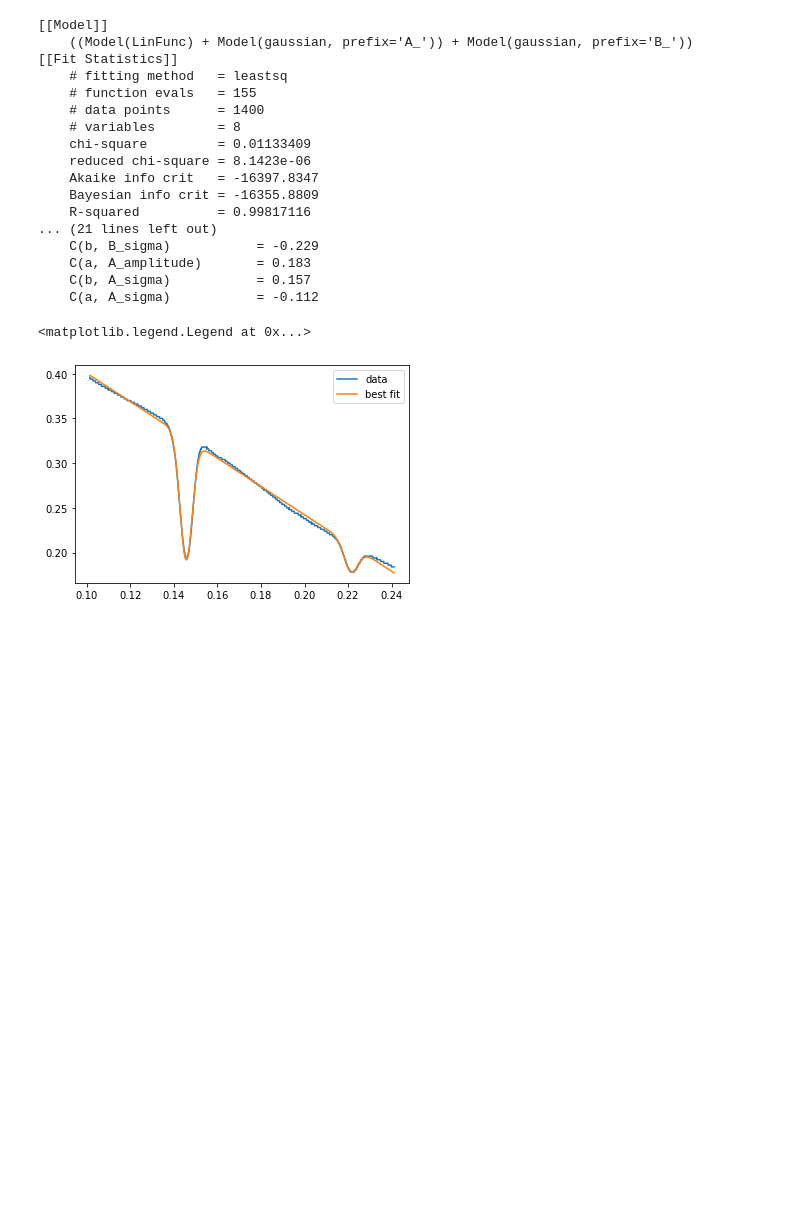
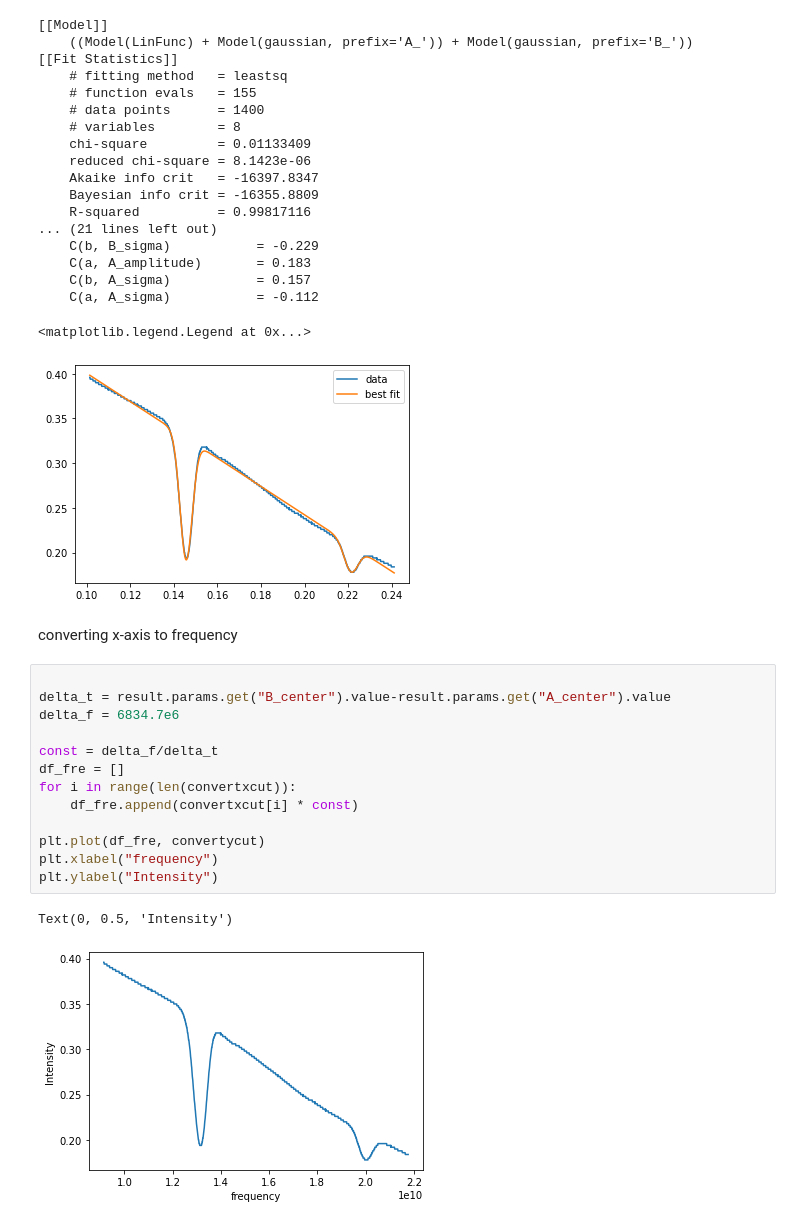
Before and after one commit to Rikkertttt/Rubidium-Spectroscopy, a Jupyter notebook: magnetic diversion.ipynb, the cells around one changed output. Saved outputs shown, nothing was run; the diff lists cells and outputs as text; blank space fills up the shorter version.

```diff
--- a/magnetic diversion.ipynb
+++ b/magnetic diversion.ipynb
@@ -106,5 +110,23 @@ plt.legend()
     C(a, A_sigma)           = -0.112
 <matplotlib.legend.Legend at 0x...>
 [figure]
+# %% [markdown]
+converting x-axis to frequency
+# %%
+
+delta_t = result.params.get("B_center").value-result.params.get("A_center").value
+delta_f = 6834.7e6
+
+const = delta_f/delta_t
+df_fre = []
+for i in range(len(convertxcut)):
+    df_fre.append(convertxcut[i] * const)
+
+plt.plot(df_fre, convertycut)
+plt.xlabel("frequency")
+plt.ylabel("Intensity")
+# %% [output]
+Text(0, 0.5, 'Intensity')
+[figure, added]
 # %%
 x = np.array(convertycut)
```
Also changed, not shown: parts of 5 cells of this notebook.
